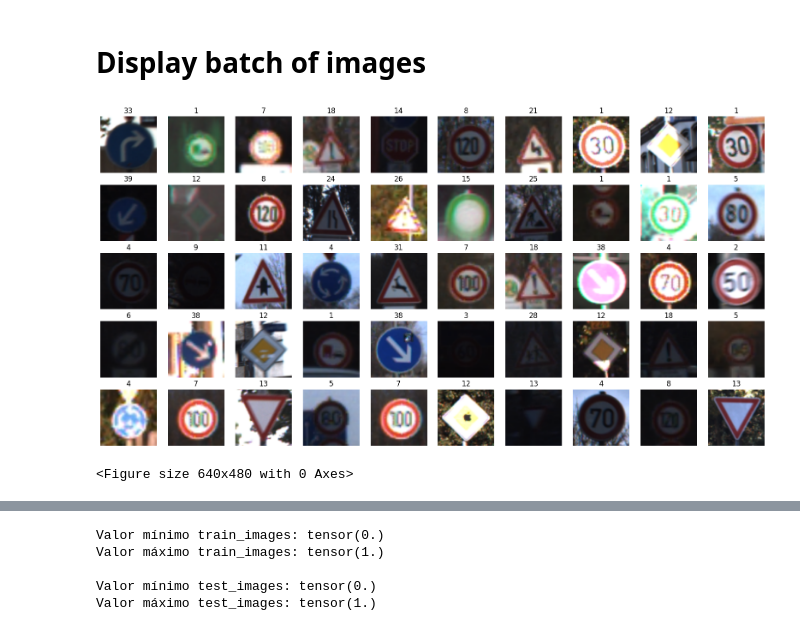
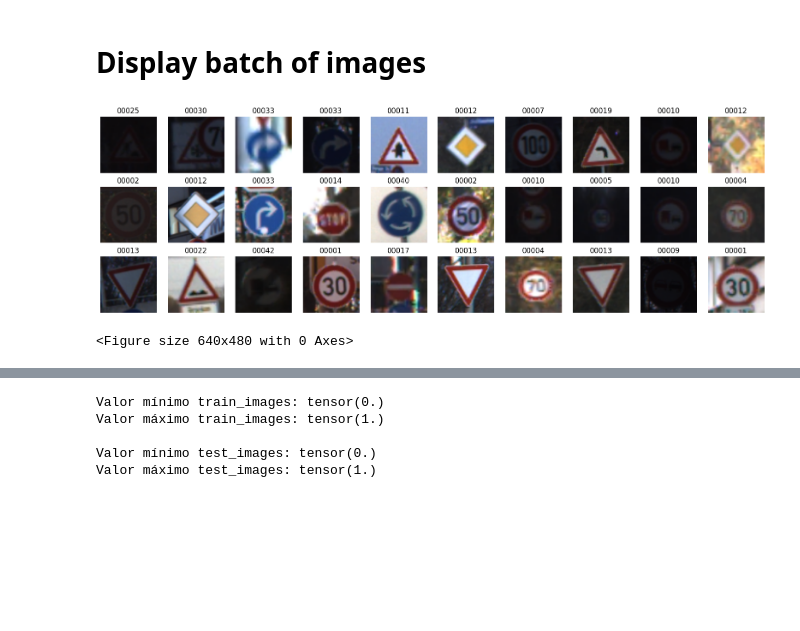
Before and after one commit to CatarinaCosta02/VCPI_Project2, a Jupyter notebook: main.ipynb, the cells around one changed output, grey strips where cells are left out. Saved outputs shown, nothing was run; the diff lists cells and outputs as text; code cells hidden in the pictures; blank space fills up the shorter version.

```diff
--- a/main.ipynb
+++ b/main.ipynb
@@ -68,15 +105,15 @@ PATH_TEST_SET: data/test_images
 # %%
 # Definição das transformações
 transform = v2.Compose([
-    v2.Resize((HEIGHT, WIDTH)),  # Redimensionar as imagens
+    v2.Resize((IMG_SIZE, IMG_SIZE)),  # Redimensionar as imagens
     v2.ToTensor(),        # Converter as imagens para tensores
 ])
 
 # Carregamento dos conjuntos de treinamento e teste
-train_set = torchvision.datasets.ImageFolder(root=PATH_TRAINING_SET, transform=transform)
+train_set = torchvision.datasets.ImageFolder(root=TRAIN_SET_PATH, transform=transform)
 train_loader = torch.utils.data.DataLoader(train_set, batch_size=BATCH_SIZE, shuffle=True)
 
-test_set = torchvision.datasets.MNIST(root=PATH_TEST_SET, train=False, download=True, transform=transform)
+test_set = torchvision.datasets.MNIST(root=TEST_SET_PATH, train=False, download=True, transform=transform)
 test_loader = torch.utils.data.DataLoader(test_set, batch_size=BATCH_SIZE, shuffle=False)
 
 images, targets = next(iter(train_loader))
@@ -186,13 +222,10 @@ else:
 Informações da imagem 00000_00000.ppm da classe 00042: {'Filename': '00000_00000.ppm', 'Width': '27', 'Height': '28', 'Roi.X1': '5', 'Roi.Y1': '6', 'Roi.X2': '22', 'Roi.Y2': '23', 'ClassId': '42'}
 # %% [markdown]
 # Display batch of images
-# %%
-new_class_names = ['0' if class_name == '00000' else class_name.replace('0', '') for class_name in train_set.classes]
-train_set.classes = new_class_names
 # %%
-vcpi_util.show_images(5,10, train_images, train_targets, train_set.classes)
+vcpi_util.show_images(3,10, train_images, train_targets, train_set.classes)
 # %% [output]
-[figure, old version]
+[figure, new version]
 <Figure size 640x480 with 0 Axes>
 # %%
 vcpi_util.show_histogram(train_targets, train_set.classes)
```
Also changed, not shown: parts of 40 cells of this notebook.
